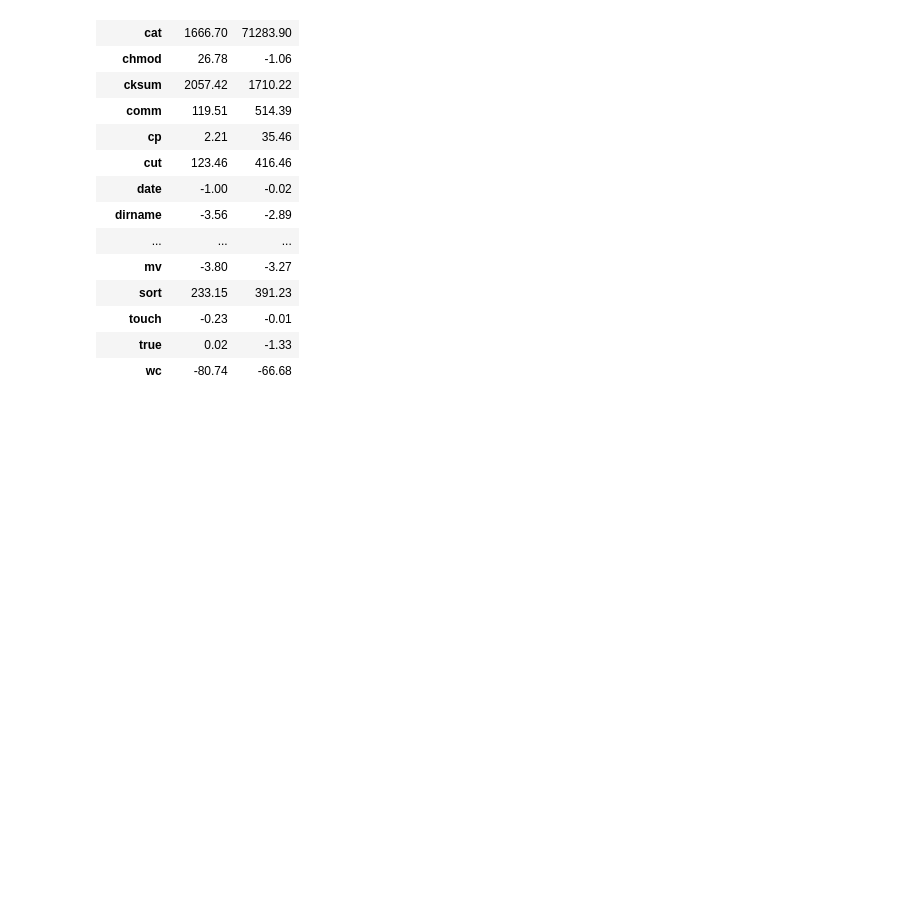
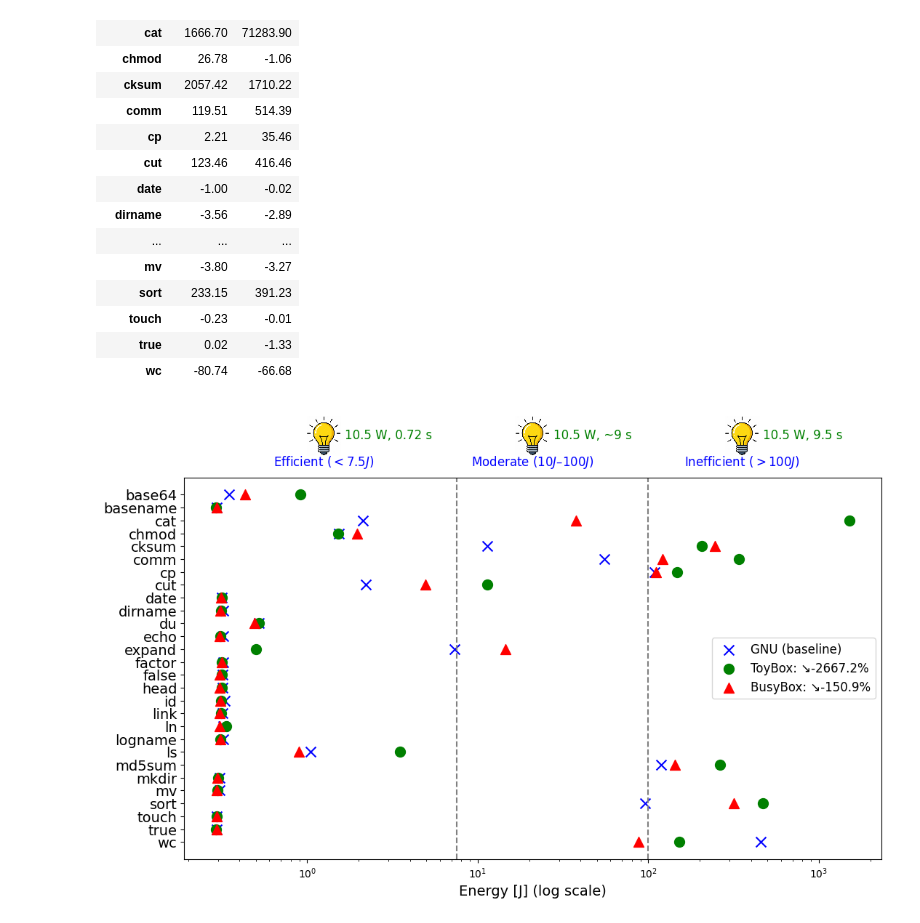
Before and after one commit to ternava/bloat-energy-consumption, a Jupyter notebook: notebooks/metrics.ipynb, the cells around one changed output. Saved outputs shown, nothing was run; the diff lists cells and outputs as text; code cells hidden in the pictures; blank space fills up the shorter version.

```diff
--- a/notebooks/metrics.ipynb
+++ b/notebooks/metrics.ipynb
@@ -85,3 +91,70 @@ new_df
 | touch | -0.23 | -0.01 |
 | true | 0.02 | -1.33 |
 | wc | -80.74 | -66.68 |
+# %%
+# Dot-plot of per-program energy (log scale) with mean-reduction legends
+import os
+import matplotlib.pyplot as plt
+from matplotlib.offsetbox import OffsetImage, AnnotationBbox
+
+# Load icon
+bulb_img = plt.imread(os.path.join(current_dir, 'bulb.png'))
+
+# Extract energy for each implementation
+bb = df_pivot['PSYS']['BusyBox']
+gnu = df_pivot['PSYS']['GNU']
+tb  = df_pivot['PSYS']['ToyBox']
+
+# Program order as original (invert_yaxis() will flip display)
+programs = df_pivot.index
+
+# Compute mean energy reductions vs GNU
+toy_energy_red = (gnu - tb) / gnu * 100
+bb_energy_red  = (gnu - bb) / gnu * 100
+mean_toy_energy = toy_energy_red.mean()
+mean_bb_energy  = bb_energy_red.mean()
+
+# convert microjoules to joules for plotting
+gnu_j = gnu / 1e6
+tb_j  = tb  / 1e6
+bb_j  = bb  / 1e6
+
+fig, ax = plt.subplots(figsize=(11, 7))
+# plot in joules
+ax.scatter(gnu_j, programs, marker='x', color='blue',  s=100, label='GNU (baseline)')
+ax.scatter(tb_j,  programs, marker='o', color='green', s=100, label=f'ToyBox: ↘{mean_toy_energy:.1f}%')
+ax.scatter(bb_j,  programs, marker='^', color='red',   s=100, label=f'BusyBox: ↘{mean_bb_energy:.1f}%')
+
+ax.set_xscale('log')
+# vertical lines in joules
+ax.axvline(7.5,  color='gray', linestyle='--')  # 7.5 J
+ax.axvline(100,  color='gray', linestyle='--')  # 100 J
+
+# place icons, keep labels at 1.02 and timing at 1.05
+regions = [
+    (0.2, 'Efficient ($< 7.5 J$)', '10.5 W, 0.72 s'),
+    (0.5, 'Moderate ($10 J – 100 J$)', '10.5 W, ~9 s'),
+    (0.8, 'Inefficient ($> 100 J$)', '10.5 W, 9.5 s')
+]
+for x, label, timing in regions:
+    ab = AnnotationBbox(OffsetImage(bulb_img, zoom=0.05),
+                       (x, 1.11), xycoords='axes fraction', frameon=False)
+    ax.add_artist(ab)
+    ax.text(x,       1.02, label,
+            transform=ax.transAxes, ha='center', va='bottom',
+            fontsize=12, color='gray')
+    ax.text(x + 0.03, 1.11, timing,
+            transform=ax.transAxes, ha='left', va='center',
+            fontsize=12, color='green')
+
+# Flip the y-axis so programs and points reverse order
+ax.invert_yaxis()
+
+# use LaTeX mu for micro-symbol in xlabel
+ax.set_xlabel(r'Energy [J] (log scale)', fontsize=14)
+ax.legend(fontsize=12)
+ax.tick_params(axis='y', labelsize=14)
+plt.tight_layout()
+plt.show()
+# %% [output]
+[figure, added]
```
Also changed, not shown: parts of 5 cells of this notebook, 5 other files.
